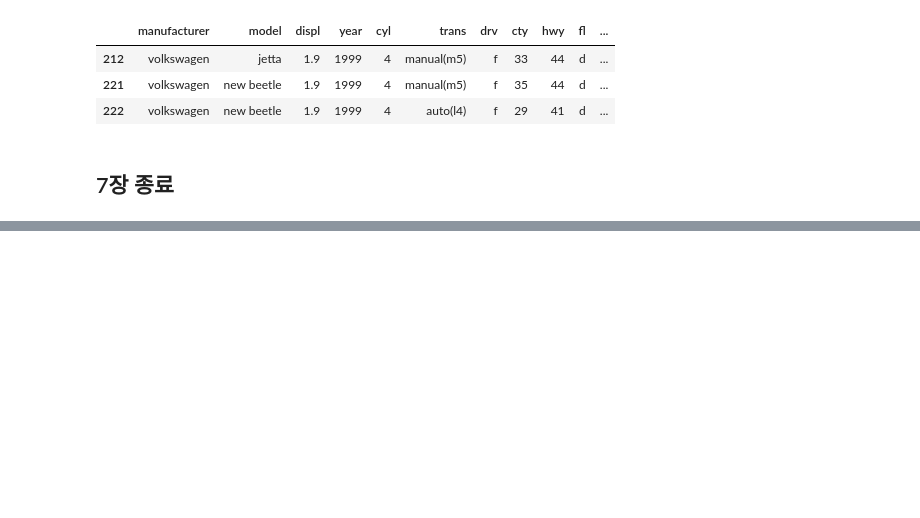
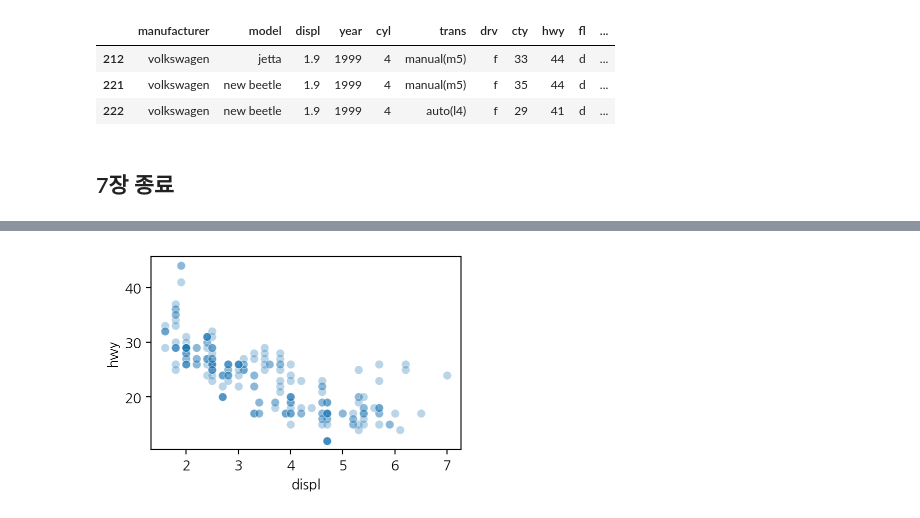
Before and after one commit to jinsumin81/2025-1-myclass-BDA, a Jupyter notebook: inclass/09w_A_mon_0512_easy_ch07.ipynb, the cells around one changed output, grey strips where cells are left out. Drawn from its saved outputs; the diff is of its cells as text; code cells hidden in the pictures; blank space fills up the shorter version.

```diff
--- a/inclass/09w_A_mon_0512_easy_ch07.ipynb
+++ b/inclass/09w_A_mon_0512_easy_ch07.ipynb
@@ -894,0 +934,4 @@ mpg[ (mpg['hwy'] < LF) | (mpg['hwy'] > UF) ]
+# %%
+sns.scatterplot(mpg, x='displ', y='hwy', alpha=.3);
+# %% [output]
+[figure, added]
```
Also changed, not shown: parts of 26 cells of this notebook.
